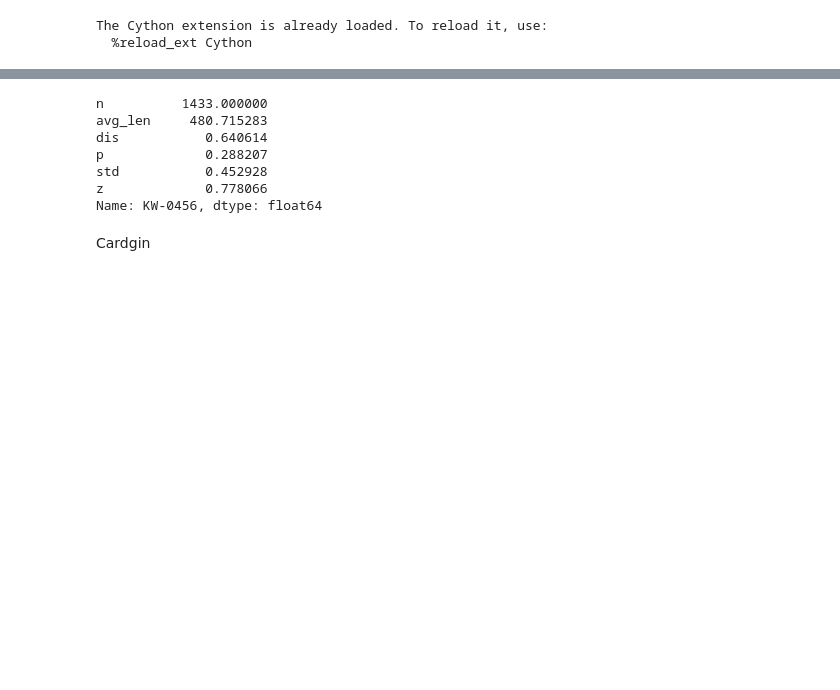
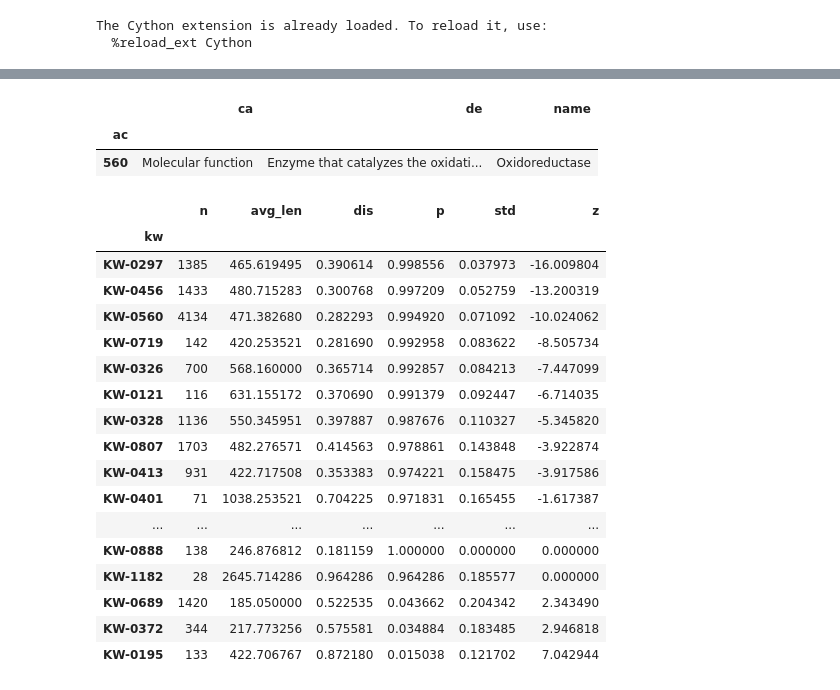
Before and after one commit to gvinterhalter/MASTER2, a Jupyter notebook: 2.1 PL.ipynb, the cells around one changed output, grey strips where cells are left out. Drawn from its saved outputs; the diff is of its cells as text; code cells hidden in the pictures; blank space fills up the shorter version.

```diff
--- a/2.1 PL.ipynb
+++ b/2.1 PL.ipynb
@@ -174,16 +173,30 @@ for kw, df in tqdm(kw_groupbed, total=len(kw_groupbed)):
     kw_stat_df.append((kw, n, avg_len, Fj, p, std, z))
 
 kw_stat_df = pd.DataFrame(kw_stat_df, columns=['kw', 'n', 'avg_len', 'dis', 'p', 'std', 'z']).set_index('kw')
-# %%
-kw_stat_df.loc['KW-0456']
-# %% [output]
-n          1433.000000
-avg_len     480.715283
-dis           0.640614
-p             0.288207
-std           0.452928
-z             0.778066
-Name: KW-0456, dtype: float64
-# %% [markdown]
-
-Cardgin
+# %%
+sql("""select * from keywords where ac = 560""")
+# %% [output]
+|  | ca | de | name |
+| ac |  |  |  |
+| 560 | Molecular function | Enzyme that catalyzes the oxidati... | Oxidoreductase |
+# %%
+kw_stat_df.query("p>0.95 or p<0.05").sort_values('z')
+# %% [output]
+|  | n | avg_len | dis | p | std | z |
+| kw |  |  |  |  |  |  |
+| KW-0297 | 1385 | 465.619495 | 0.390614 | 0.998556 | 0.037973 | -16.009804 |
+| KW-0456 | 1433 | 480.715283 | 0.300768 | 0.997209 | 0.052759 | -13.200319 |
+| KW-0560 | 4134 | 471.382680 | 0.282293 | 0.994920 | 0.071092 | -10.024062 |
+| KW-0719 | 142 | 420.253521 | 0.281690 | 0.992958 | 0.083622 | -8.505734 |
+| KW-0326 | 700 | 568.160000 | 0.365714 | 0.992857 | 0.084213 | -7.447099 |
+| KW-0121 | 116 | 631.155172 | 0.370690 | 0.991379 | 0.092447 | -6.714035 |
+| KW-0328 | 1136 | 550.345951 | 0.397887 | 0.987676 | 0.110327 | -5.345820 |
+| KW-0807 | 1703 | 482.276571 | 0.414563 | 0.978861 | 0.143848 | -3.922874 |
+| KW-0413 | 931 | 422.717508 | 0.353383 | 0.974221 | 0.158475 | -3.917586 |
+| KW-0401 | 71 | 1038.253521 | 0.704225 | 0.971831 | 0.165455 | -1.617387 |
+| ... | ... | ... | ... | ... | ... | ... |
+| KW-0888 | 138 | 246.876812 | 0.181159 | 1.000000 | 0.000000 | 0.000000 |
+| KW-1182 | 28 | 2645.714286 | 0.964286 | 0.964286 | 0.185577 | 0.000000 |
+| KW-0689 | 1420 | 185.050000 | 0.522535 | 0.043662 | 0.204342 | 2.343490 |
+| KW-0372 | 344 | 217.773256 | 0.575581 | 0.034884 | 0.183485 | 2.946818 |
+| KW-0195 | 133 | 422.706767 | 0.872180 | 0.015038 | 0.121702 | 7.042944 |
```
Also changed, not shown: parts of 7 cells of this notebook, 4 other files.
